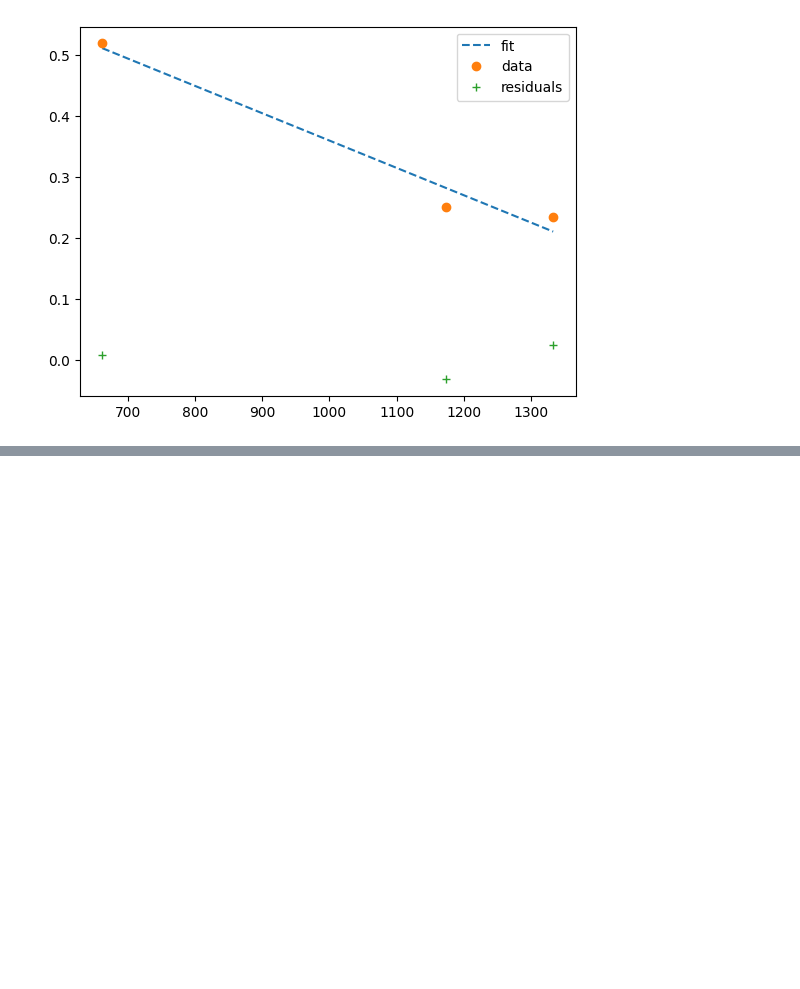
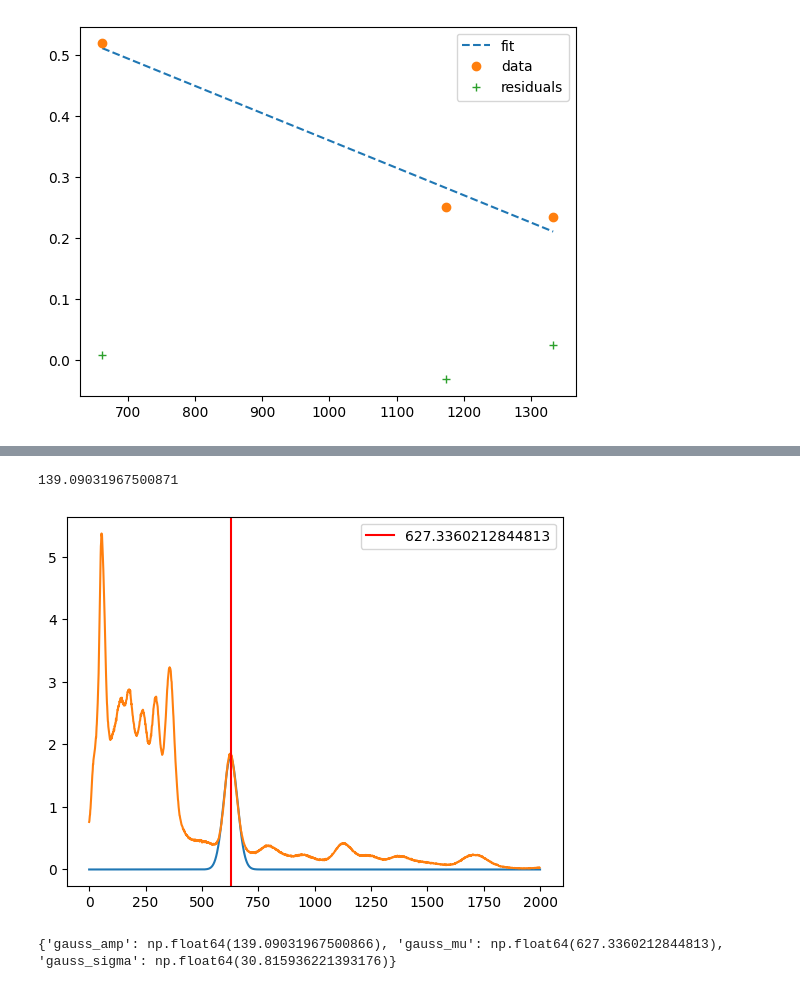
Before and after one commit to tunkleo/ners586soil, a Jupyter notebook: testground.ipynb, the cells around one changed output, grey strips where cells are left out. Saved outputs shown, nothing was run; the diff lists cells and outputs as text; code cells hidden in the pictures; blank space fills up the shorter version.

```diff
--- a/testground.ipynb
+++ b/testground.ipynb
@@ -168,0 +179,18 @@ soil_high.plot()
+# %%
+cps_soil_high, fitter_soil_high = utils.get_cps_peak(soil_high, 627)
+print(cps_soil_high)
+x_plot = np.linspace(0, 2000, 2000)
+gaussian_params = fitter_soil_high.best_values
+# y_plot = fitter_soil_high.model.components[0].eval(x_plot, **gaussian_params)
+y_plot = fitter_soil_high.eval(x_plot, **gaussian_params)
+plt.plot(x_plot, y_plot)
+plt.plot(soil_high.cps_vals)
+plt.axvline(x=gaussian_params['gauss_mu'], color='r', label=f'{gaussian_params["gauss_mu"]}')
+plt.legend()
+plt.show()
+
+print(gaussian_params)
+# %% [output]
+139.09031967500871
+[figure, added]
+{'gauss_amp': np.float64(139.09031967500866), 'gauss_mu': np.float64(627.3360212844813), 'gauss_sigma': np.float64(30.815936221393176)}
```
Also changed, not shown: parts of 3 cells of this notebook, 2 other files.
